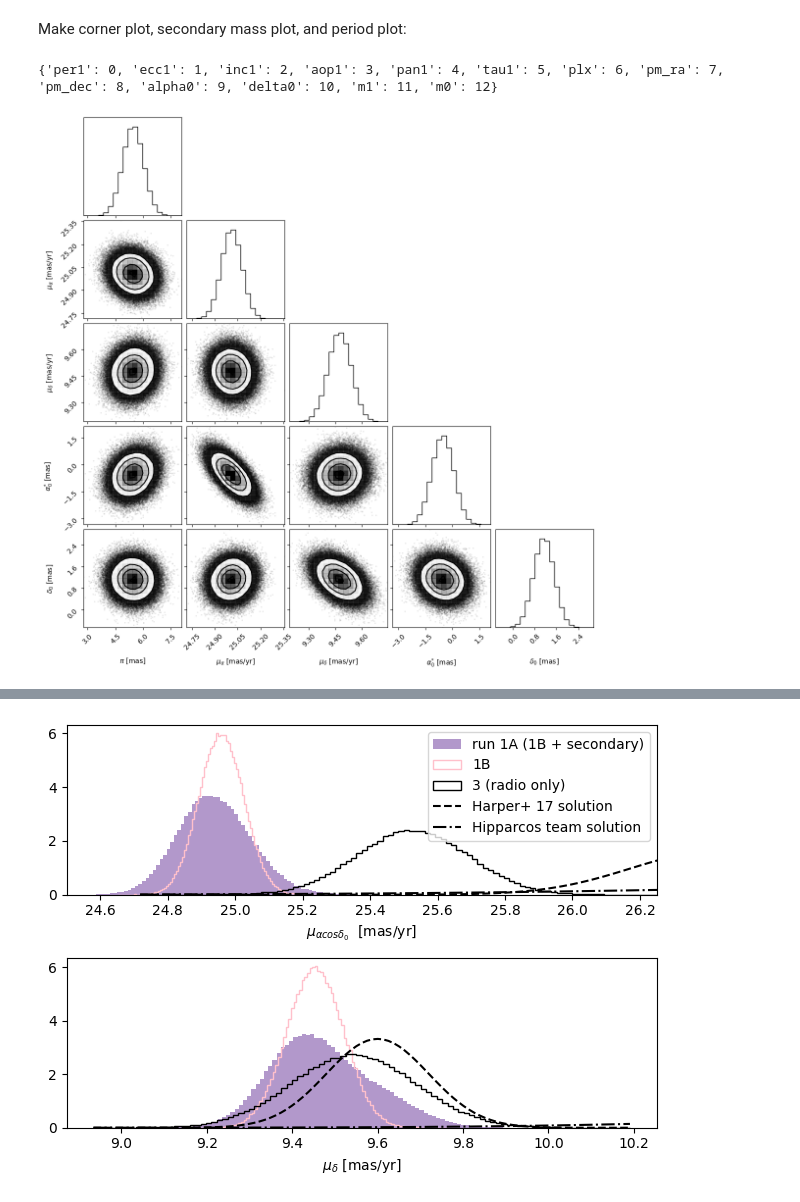
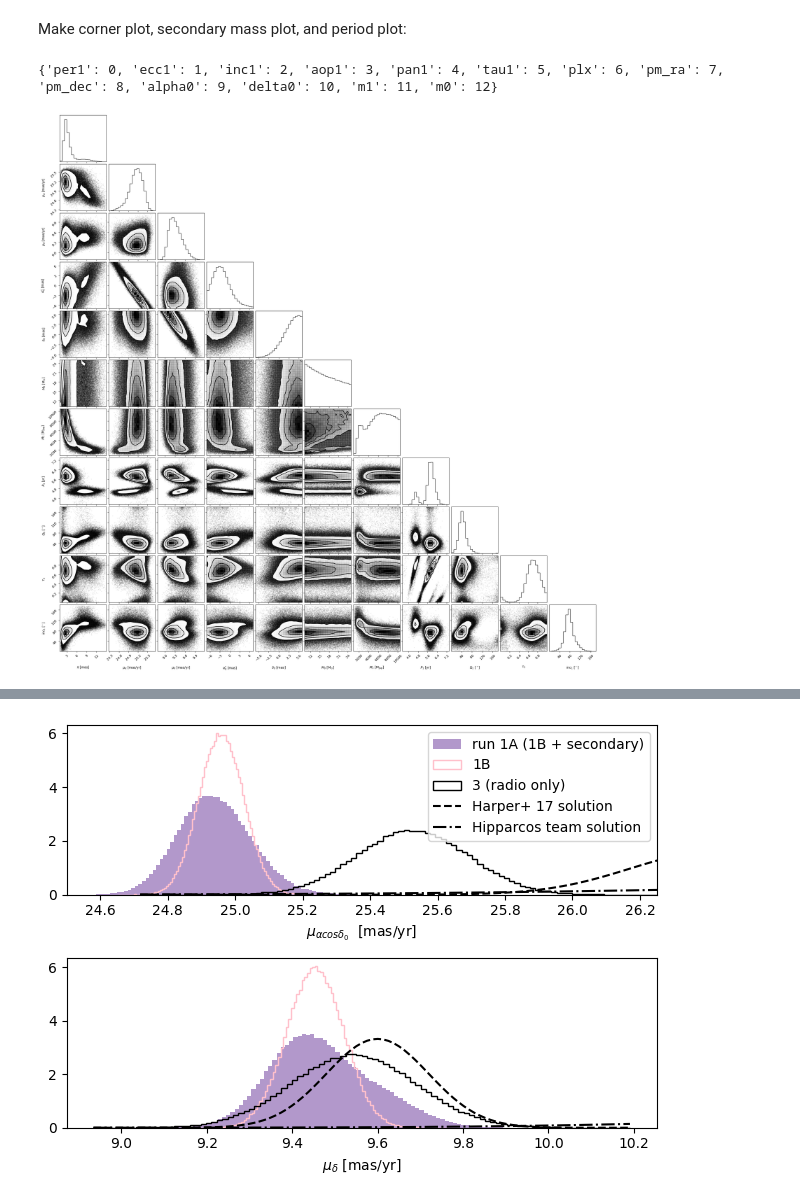
Before and after one commit to sblunt/betelgeuse, a Jupyter notebook: is_it_real.ipynb, the cells around one changed output, grey strips where cells are left out. Cells and saved outputs as stored; diff of their text form; code cells hidden in the pictures.

```diff
--- a/is_it_real.ipynb
+++ b/is_it_real.ipynb
@@ -63,27 +80,30 @@ Make corner plot, secondary mass plot, and period plot:
 # %%
 if not planet:
     param_list = ["plx", "pm_ra", "pm_dec", "alpha0", "delta0"]
 else:
     param_list = [
         "plx",
         "pm_ra",
         "pm_dec",
         "alpha0",
         "delta0",
         "m0",
         "m1",
         "per1",
         "pan1",
         "tau1",
         "inc1",
     ]
+if ecc:
+    param_list.append("ecc1")
+
 
 print(beetle_results.param_idx)
 plot.plot_corner(beetle_results, param_list=param_list)
 plt.savefig("{}/corner.png".format(savedir), dpi=250)
 # %% [output]
 {'per1': 0, 'ecc1': 1, 'inc1': 2, 'aop1': 3, 'pan1': 4, 'tau1': 5, 'plx': 6, 'pm_ra': 7, 'pm_dec': 8, 'alpha0': 9, 'delta0': 10, 'm1': 11, 'm0': 12}
-[figure, old version]
+[figure, new version]
 # %%
 fig, ax = plt.subplots(5, 1, figsize=(5, 10))
 
```
Also changed, not shown: parts of 3 cells of this notebook, 4 other files.
